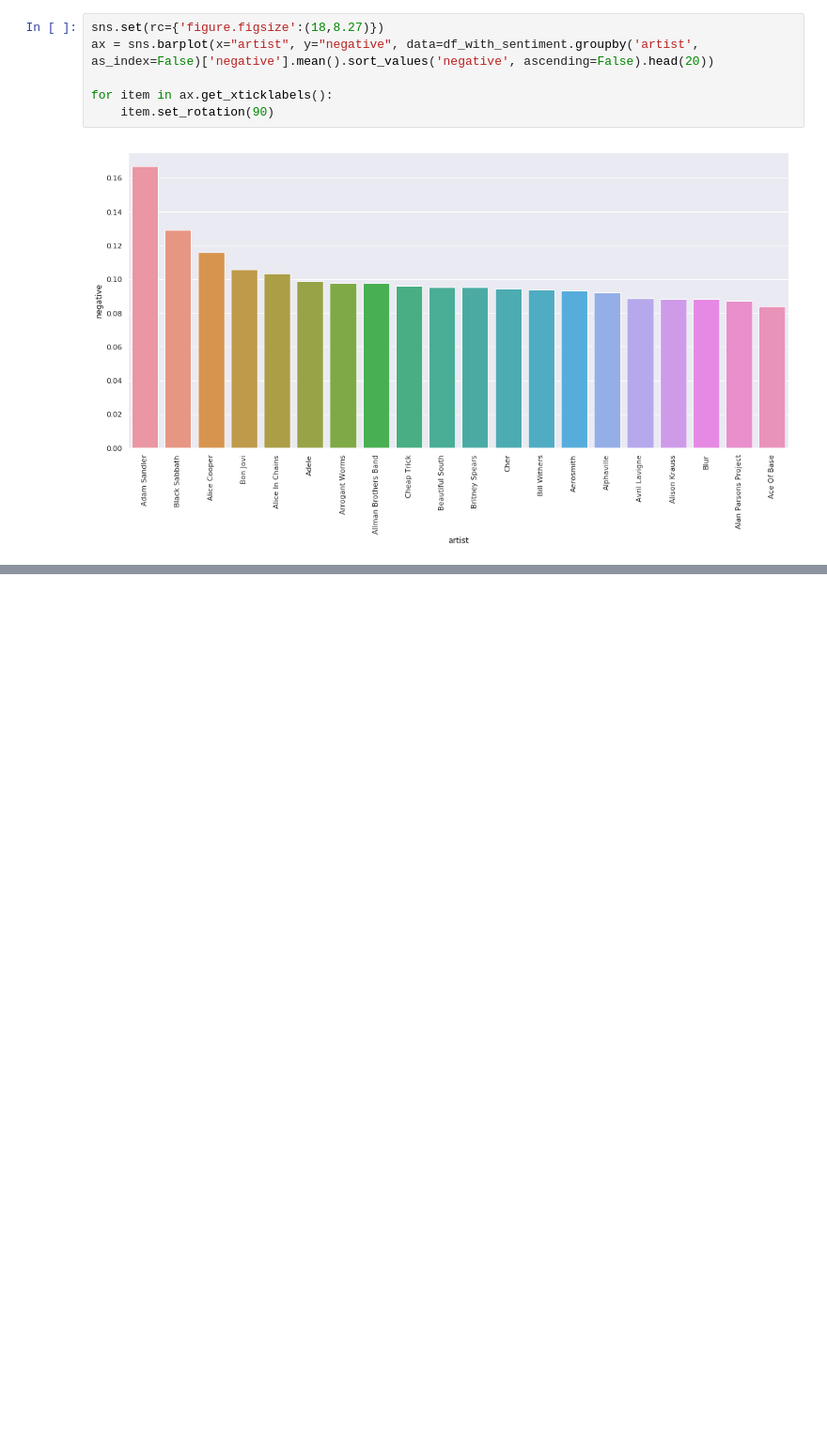
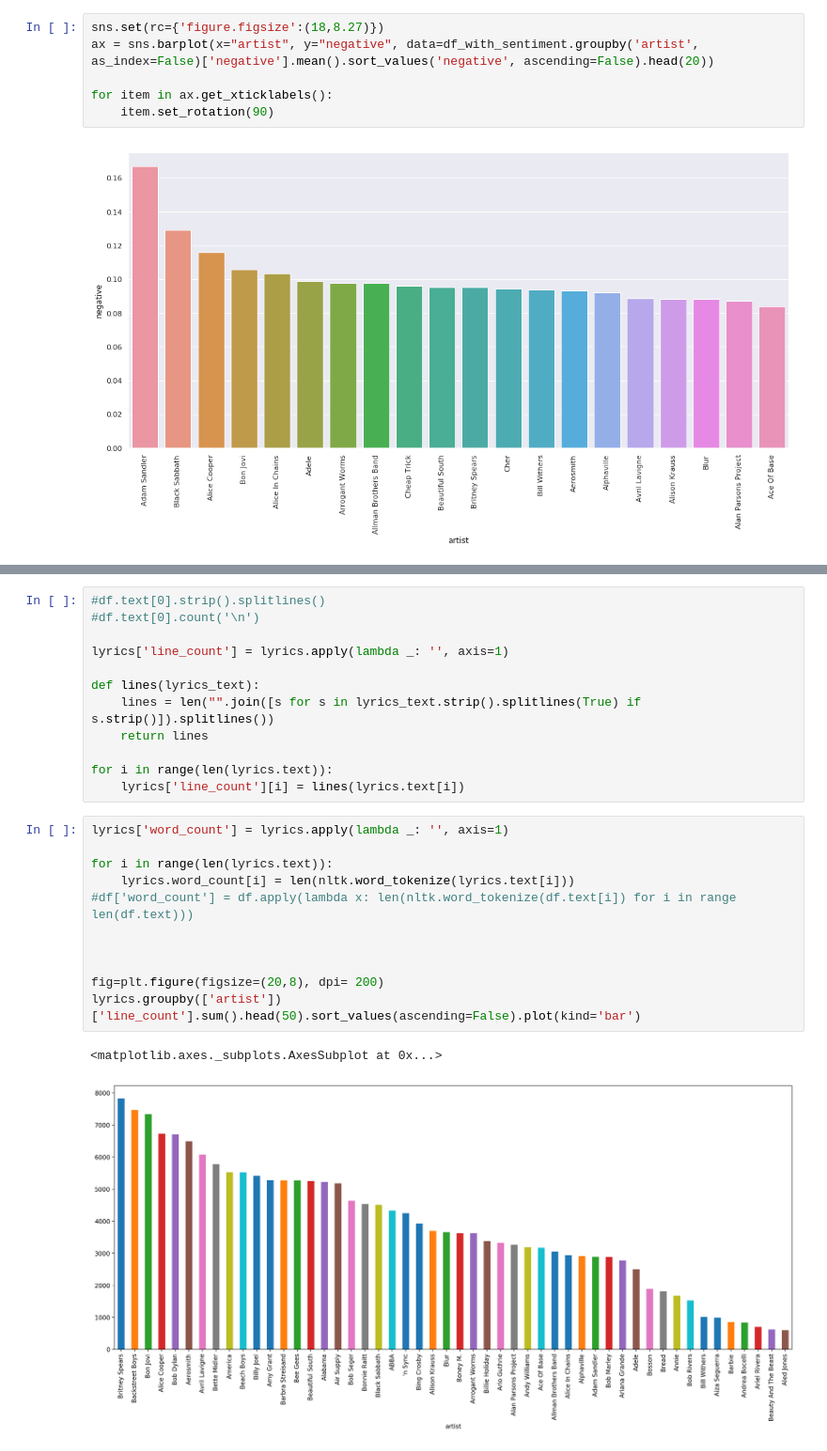
Before and after one commit to sakshijawarani/sys6018-final-project, a Jupyter notebook: eda_audio_features.ipynb, the cells around one changed output, grey strips where cells are left out. Shown at 94% size. Drawn from its saved outputs; the diff is of its cells as text; blank space fills up the shorter version.

```diff
--- a/eda_audio_features.ipynb
+++ b/eda_audio_features.ipynb
@@ -229,0 +239,26 @@ for item in ax.get_xticklabels():
+# %%
+#df.text[0].strip().splitlines()
+#df.text[0].count('\n')
+
+lyrics['line_count'] = lyrics.apply(lambda _: '', axis=1)
+
+def lines(lyrics_text):
+    lines = len("".join([s for s in lyrics_text.strip().splitlines(True) if s.strip()]).splitlines())
+    return lines
+
+for i in range(len(lyrics.text)):
+    lyrics['line_count'][i] = lines(lyrics.text[i])
+# %%
+lyrics['word_count'] = lyrics.apply(lambda _: '', axis=1)
+
+for i in range(len(lyrics.text)):
+    lyrics.word_count[i] = len(nltk.word_tokenize(lyrics.text[i]))
+#df['word_count'] = df.apply(lambda x: len(nltk.word_tokenize(df.text[i]) for i in range len(df.text)))
+
+
+
+fig=plt.figure(figsize=(20,8), dpi= 200)
+lyrics.groupby(['artist'])['line_count'].sum().head(50).sort_values(ascending=False).plot(kind='bar')
+# %% [output]
+<matplotlib.axes._subplots.AxesSubplot at 0x...>
+[figure, added]
```
Also changed, not shown: parts of 3 cells of this notebook.
